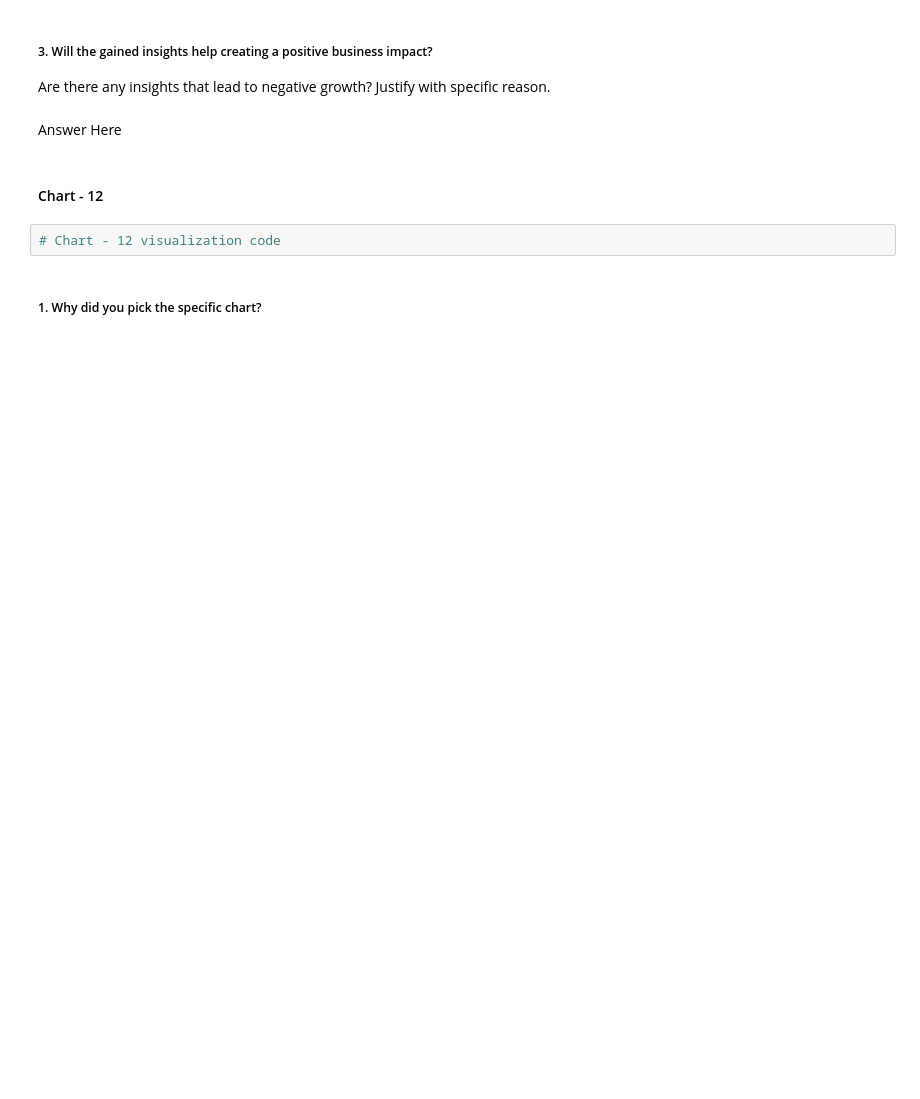
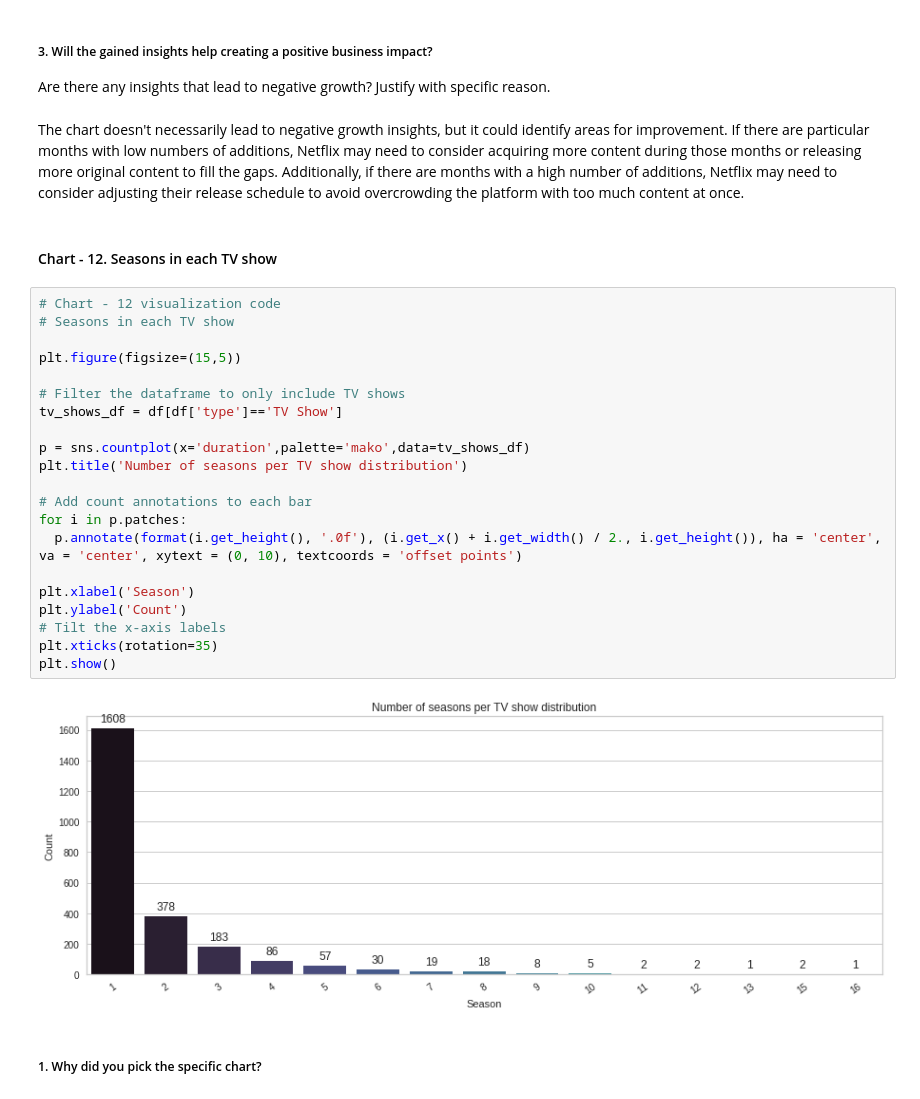
Before and after one commit to divyakedia/Netfix-movies-and-TV-shows-unsupervised, a Jupyter notebook: UNSUPERVISED_NETFLIX_MOVIES_AND_TV_SHOWS_CLUSTERING_file_1.ipynb, the cells around one changed output. Cells and saved outputs as stored; diff of their text form; blank space fills up the shorter version.

```diff
--- a/UNSUPERVISED_NETFLIX_MOVIES_AND_TV_SHOWS_CLUSTERING_file_1.ipynb
+++ b/UNSUPERVISED_NETFLIX_MOVIES_AND_TV_SHOWS_CLUSTERING_file_1.ipynb
@@ -799,11 +842,32 @@ Answer Here
 # %% [markdown]
 ##### 3. Will the gained insights help creating a positive business impact?
 Are there any insights that lead to negative growth? Justify with specific reason.
-# %% [markdown]
-Answer Here
+# %% [markdown]
+The chart doesn't necessarily lead to negative growth insights, but it could identify areas for improvement. If there are particular months with low numbers of additions, Netflix may need to consider acquiring more content during those months or releasing more original content to fill the gaps. Additionally, if there are months with a high number of additions, Netflix may need to consider adjusting their release schedule to avoid overcrowding the platform with too much content at once.
 # %% [markdown]
-#### Chart - 12
+#### Chart - 12. Seasons in each TV show
-# %%
-# Chart - 12 visualization code
+# %%
+# Chart - 12 visualization code
+# Seasons in each TV show
+
+plt.figure(figsize=(15,5))
+
+# Filter the dataframe to only include TV shows
+tv_shows_df = df[df['type']=='TV Show']
+
+p = sns.countplot(x='duration',palette='mako',data=tv_shows_df)
+plt.title('Number of seasons per TV show distribution')
+
+# Add count annotations to each bar
+for i in p.patches:
+  p.annotate(format(i.get_height(), '.0f'), (i.get_x() + i.get_width() / 2., i.get_height()), ha = 'center', va = 'center', xytext = (0, 10), textcoords = 'offset points')
+
+plt.xlabel('Season')
+plt.ylabel('Count')
+# Tilt the x-axis labels
+plt.xticks(rotation=35)
+plt.show()
+# %% [output]
+[figure, added]
 # %% [markdown]
 ##### 1. Why did you pick the specific chart?
```
Also changed, not shown: parts of 32 cells of this notebook.
